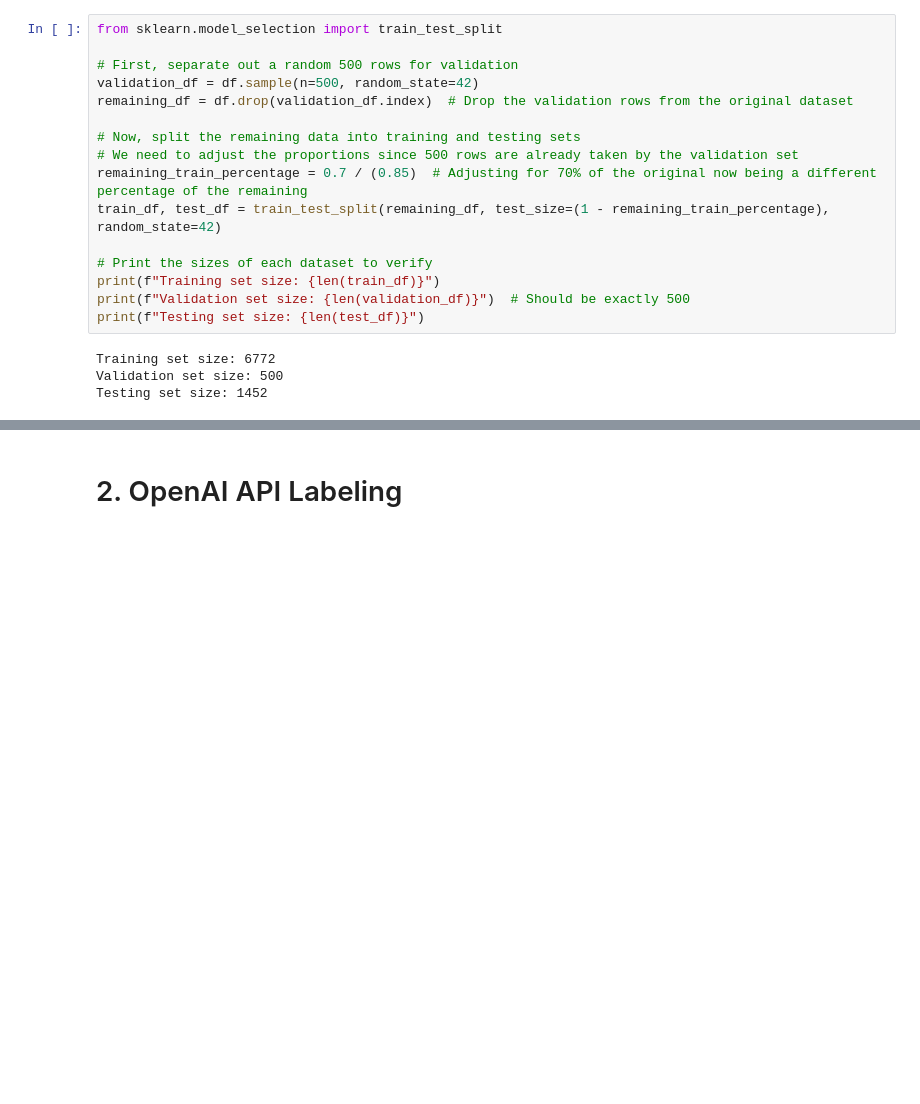
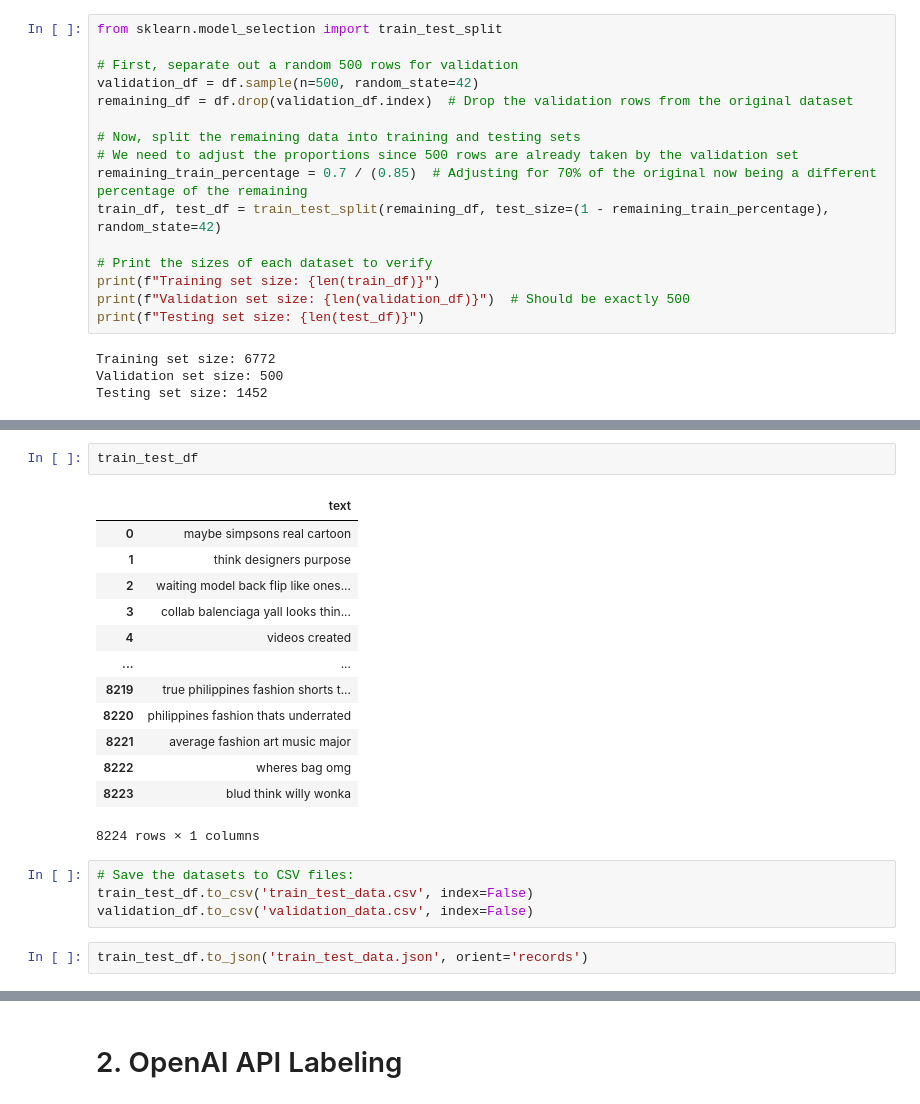
Before and after one commit to mimo2025/488FinalProject, a Jupyter notebook: data_processing.ipynb, the cells around one changed output, grey strips where cells are left out. Cells and saved outputs as stored; diff of their text form; blank space fills up the shorter version.

```diff
--- a/data_processing.ipynb
+++ b/data_processing.ipynb
@@ -129,0 +177,22 @@ Testing set size: 1452
+# %%
+train_test_df
+# %% [output]
+|  | text |
+| 0 | maybe simpsons real cartoon |
+| 1 | think designers purpose |
+| 2 | waiting model back flip like ones... |
+| 3 | collab balenciaga yall looks thin... |
+| 4 | videos created |
+| ... | ... |
+| 8219 | true philippines fashion shorts t... |
+| 8220 | philippines fashion thats underrated |
+| 8221 | average fashion art music major |
+| 8222 | wheres bag omg |
+| 8223 | blud think willy wonka |
+8224 rows × 1 columns
+# %%
+# Save the datasets to CSV files:
+train_test_df.to_csv('train_test_data.csv', index=False)
+validation_df.to_csv('validation_data.csv', index=False)
+# %%
+train_test_df.to_json('train_test_data.json', orient='records')
```
Also changed, not shown: parts of 13 cells of this notebook, 4 other files.
